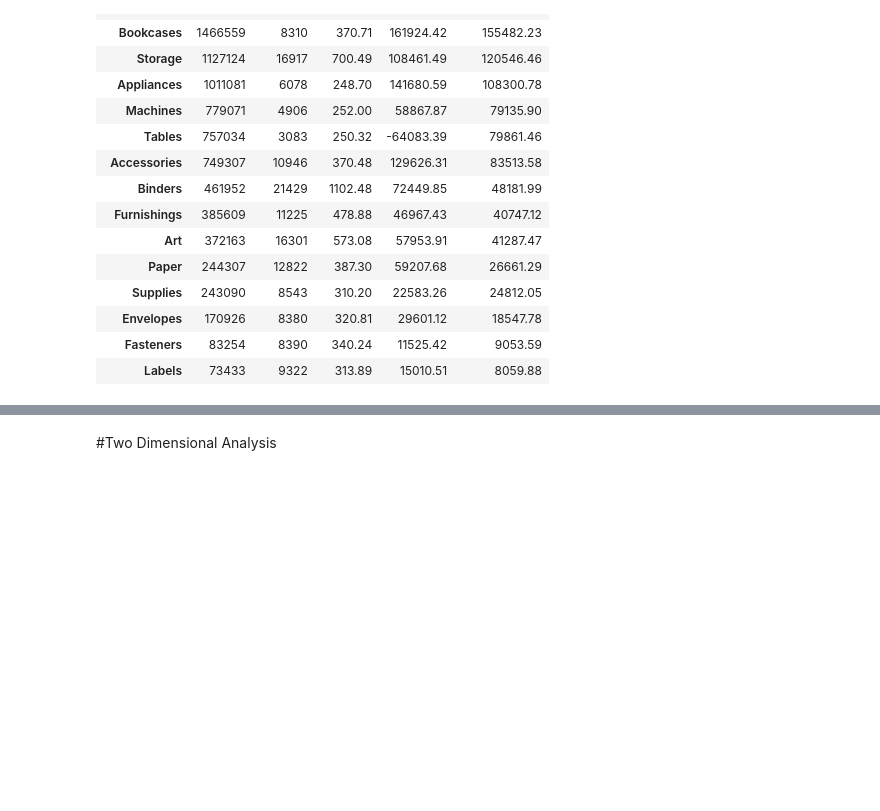
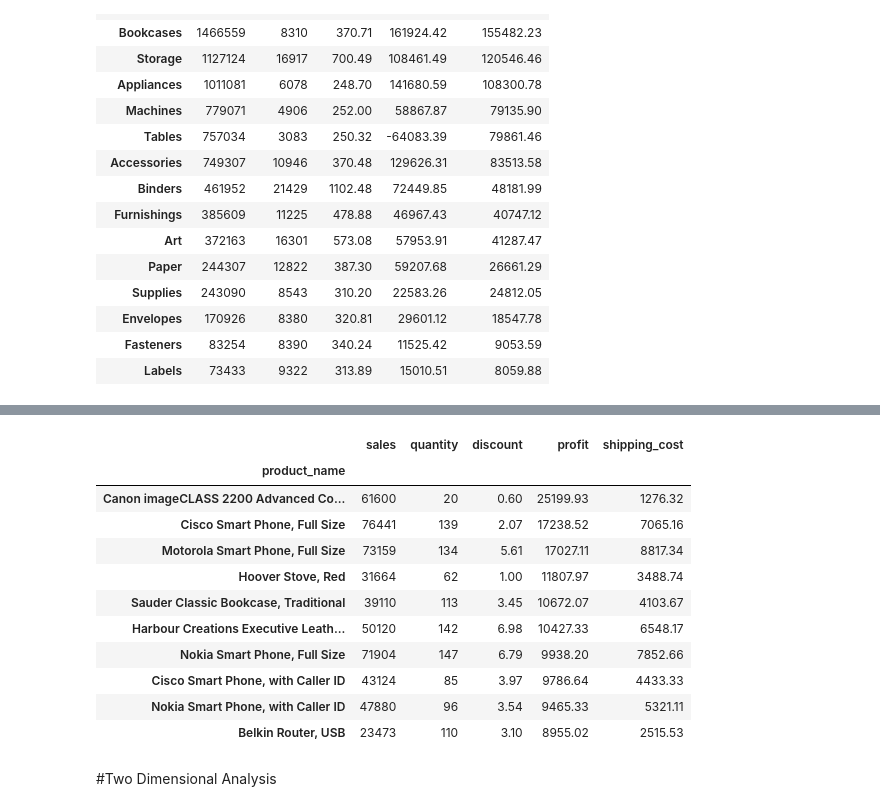
Before and after one commit to Praxis-QR/PythonForManagers, a Jupyter notebook: Superstore_Sales_Data_Analysis_2023.ipynb, the cells around one changed output, grey strips where cells are left out. Cells and saved outputs as stored; diff of their text form; code cells hidden in the pictures; blank space fills up the shorter version.

```diff
--- a/Superstore_Sales_Data_Analysis_2023.ipynb
+++ b/Superstore_Sales_Data_Analysis_2023.ipynb
@@ -263,3 +285,22 @@ dfS3K.groupby('sub_category').sum()[AllNumeric].sort_values('sales',axis=0, asce
+# %%
+# Products with maximum profit
+
+AllNumeric = ['sales','quantity','discount','profit','shipping_cost']
+dfS3K.groupby('product_name').sum()[AllNumeric].round(decimals = 2)
+dfS3K.groupby('product_name').sum()[AllNumeric].sort_values('profit',axis=0, ascending= False).round(decimals = 2).head(10)
+# %% [output]
+|  | sales | quantity | discount | profit | shipping_cost |
+| product_name |  |  |  |  |  |
+| Canon imageCLASS 2200 Advanced Co... | 61600 | 20 | 0.60 | 25199.93 | 1276.32 |
+| Cisco Smart Phone, Full Size | 76441 | 139 | 2.07 | 17238.52 | 7065.16 |
+| Motorola Smart Phone, Full Size | 73159 | 134 | 5.61 | 17027.11 | 8817.34 |
+| Hoover Stove, Red | 31664 | 62 | 1.00 | 11807.97 | 3488.74 |
+| Sauder Classic Bookcase, Traditional | 39110 | 113 | 3.45 | 10672.07 | 4103.67 |
+| Harbour Creations Executive Leath... | 50120 | 142 | 6.98 | 10427.33 | 6548.17 |
+| Nokia Smart Phone, Full Size | 71904 | 147 | 6.79 | 9938.20 | 7852.66 |
+| Cisco Smart Phone, with Caller ID | 43124 | 85 | 3.97 | 9786.64 | 4433.33 |
+| Nokia Smart Phone, with Caller ID | 47880 | 96 | 3.54 | 9465.33 | 5321.11 |
+| Belkin Router, USB | 23473 | 110 | 3.10 | 8955.02 | 2515.53 |
 # %% [markdown]
 #Two Dimensional Analysis
 # %% [markdown]
```
Also changed, not shown: parts of 11 cells of this notebook.
